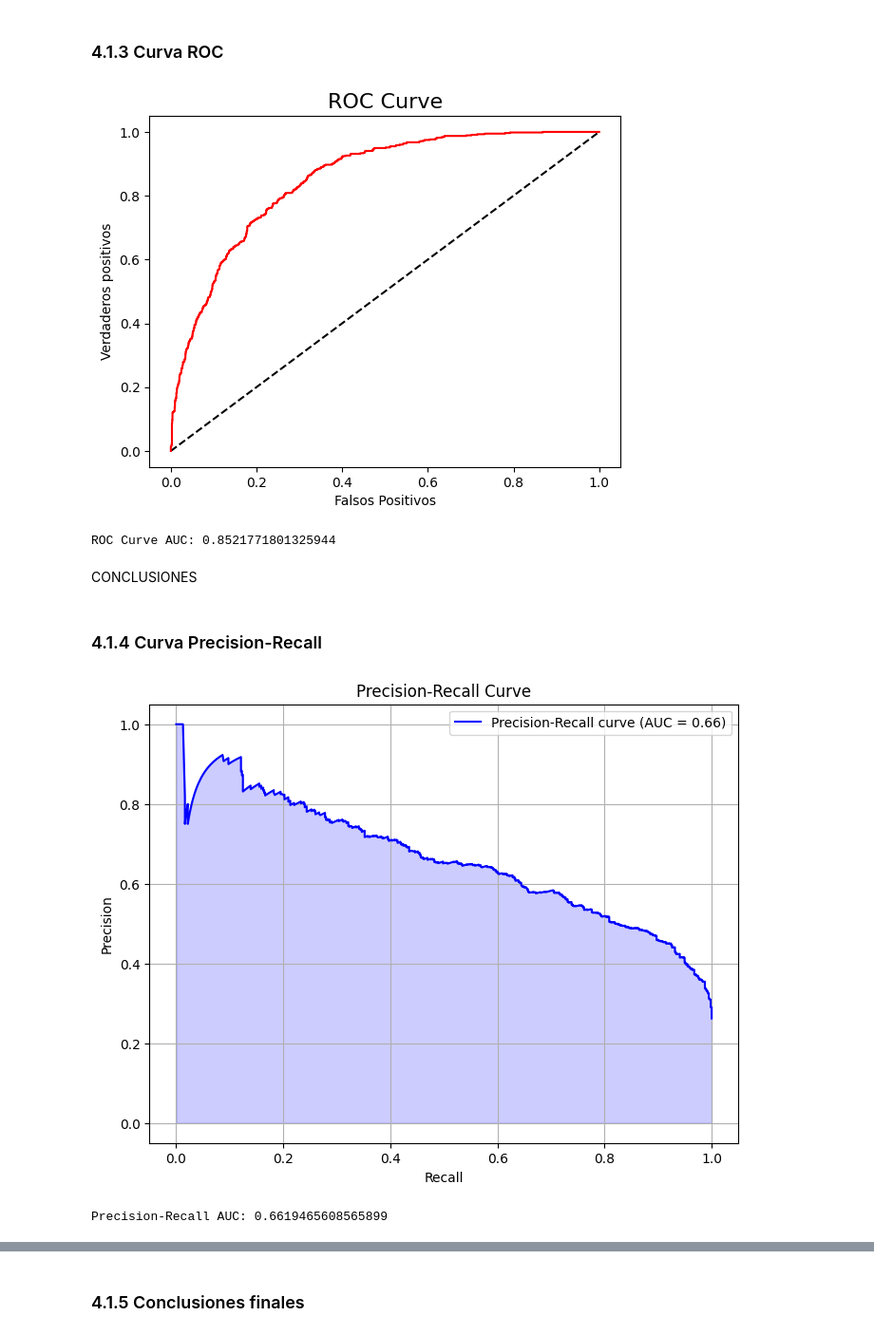
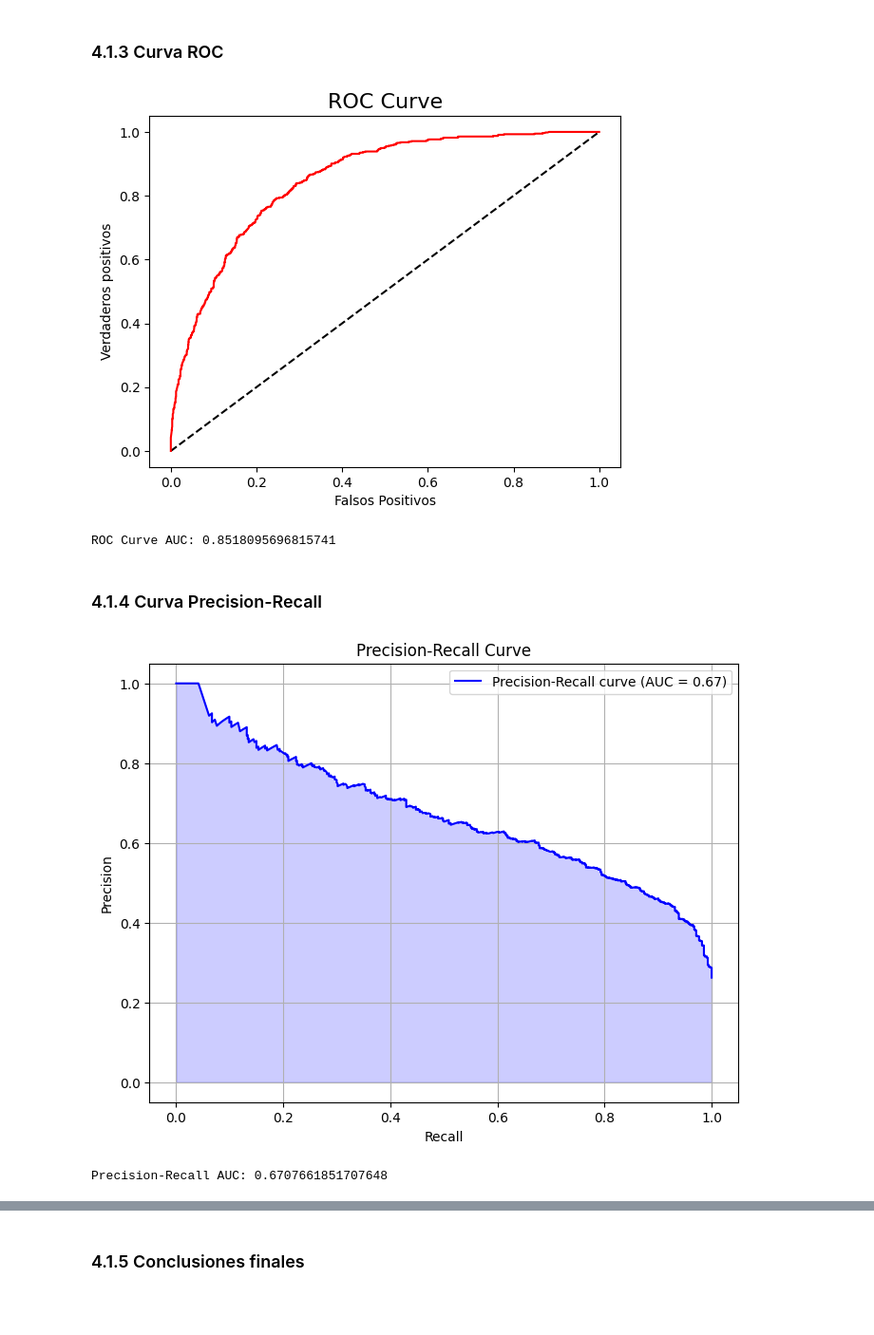
Before and after one commit to angelfergar/ChurnRetention-SP, a Jupyter notebook: notebooks/Model_Training.ipynb, the cells around one changed output, grey strips where cells are left out. Shown at 95% size. Drawn from its saved outputs; the diff is of its cells as text; code cells hidden in the pictures; blank space fills up the shorter version.

```diff
--- a/notebooks/Model_Training.ipynb
+++ b/notebooks/Model_Training.ipynb
@@ -188,6 +192,8 @@ def show_precision_recall(model_type, X_test, y_test):
 
   # Mostramos el valor del AUC-PR
   print(f'Precision-Recall AUC: {pr_auc}')
+
+  return pr_auc
 # %% [markdown]
 Con todas estas funciones obtendremos un reporte completo sobre cada uno de los modelos que contenga:
 
@@ -578,35 +597,36 @@ RELLENAR
 ## 4.1 GridSearchCV
 # %%
 # GridSearchCV
-lgbm_model_tune = LGBMClassifier(force_col_wise=True)
+xgb_model_tune = XGBClassifier(force_col_wise=True)
 
-
-pipeline_lgbm = Pipeline([
+pipeline_xgb = Pipeline([
     ('smote', SMOTE()),
     ('under', RandomUnderSampler()),
-    ('lgbm', lgbm_model_tune)
+    ('xgb', xgb_model_tune)
 ])
 
 # Definimos la lista de valores para optimizar el modelo
 param_grid = {
-    'smote__sampling_strategy': [0.45, 0.47, 0.5],
-    'under__sampling_strategy': [0.72, 0.75, 0.8],
-    'lgbm__n_estimators':[25, 40, 50],
-    'lgbm__learning_rate': [0.9, 0.1, 0.11],
-    'lgbm__max_depth':[3, 4, 5],
-    'lgbm__scale_pos_weight':[1,1.1, 1.12],
-    'lgbm__num_leaves':[17, 20, 22],
+    'smote__sampling_strategy': [0.5, 0.55, 0.6],
+    'under__sampling_strategy': [0.7, 0.72, 0.8],
+    'xgb__n_estimators':[15, 25, 35],
+    'xgb__learning_rate': [0.02, 0.05, 0.1],
+    'xgb__max_depth':[5, 7, 10],
+    'xgb__scale_pos_weight':[1,1.1, 1.12],
+    'xgb__min_child_weight':[0, 1, 2],
+    'xgb__colsample_bytree':[0.5, 0.6, 0.7]
 }
 
 # Configurar validación cruzada
 cv = StratifiedKFold(n_splits=5, shuffle=True, random_state=0)
 
 # Configurar GridSearchCV con el pipeline
-grid_search_lgbm = GridSearchCV(
-    estimator=pipeline_lgbm,
+grid_search_xgb = GridSearchCV(
+    estimator=pipeline_xgb,
     param_grid=param_grid,
     cv=cv,
-    scoring='f1_weighted',
+    scoring='average_precision',
+    refit='recall',
     n_jobs=-1,
     verbose=2
 )
@@ -614,13 +634,13 @@ grid_search_lgbm = GridSearchCV(
 ### 4.1.1 Entrenamiento
 # %%
 # Entrenamos el modelo y obtenemos predicciones
-grid_search_lgbm.fit(X_train, y_train)
+grid_search_xgb.fit(X_train, y_train)
 
 # Resultados
-print('Mejores parámetros: ', grid_search_lgbm.best_params_)
+print('Mejores parámetros: ', grid_search_xgb.best_params_)
 
-y_pred_lgbm_t = grid_search_lgbm.best_estimator_.predict(X_test)
-print(f'Métricas: \n {classification_report(y_test,y_pred_lgbm_t)}')
+y_pred_xgb_t = grid_search_xgb.best_estimator_.predict(X_test)
+print(f'Métricas: \n {classification_report(y_test,y_pred_xgb_t)}')
 
-print('Mejores parámetros: ', grid_search_lgbm.best_params_)
+print('Mejores parámetros: ', grid_search_xgb.best_params_)
 # %% [output]
@@ -656,17 +671,15 @@ CONCLUSIONES
 ### 4.1.3 Curva ROC
 # %%
 # Curva ROC
-show_roc_curve(grid_search_lgbm, X_test, y_test)
+xgb_roc_t = show_roc_curve(grid_search_xgb, X_test, y_test)
 # %% [output]
-[figure, old version]
+[figure, new version]
-ROC Curve AUC: 0.8521771801325944
+ROC Curve AUC: 0.8518095696815741
-# %% [markdown]
-CONCLUSIONES
 # %% [markdown]
 ### 4.1.4 Curva Precision-Recall
 # %%
 # Curva Precision-Recall
-show_precision_recall(grid_search_lgbm, X_test, y_test)
+xgb_pr_t = show_precision_recall(grid_search_xgb, X_test, y_test)
 # %% [output]
-[figure, old version]
+[figure, new version]
-Precision-Recall AUC: 0.6619465608565899
+Precision-Recall AUC: 0.6707661851707648
```
Also changed, not shown: parts of 72 cells of this notebook.
